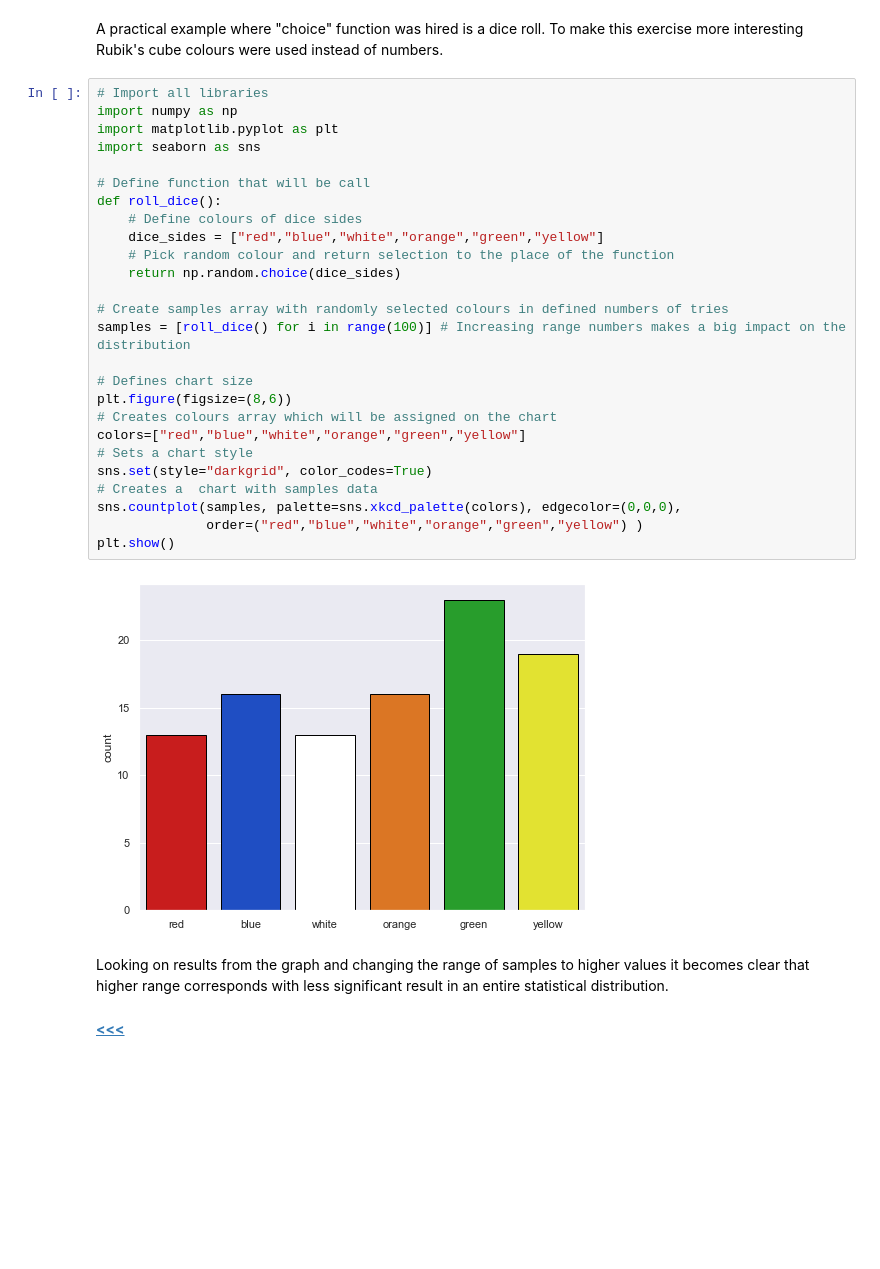
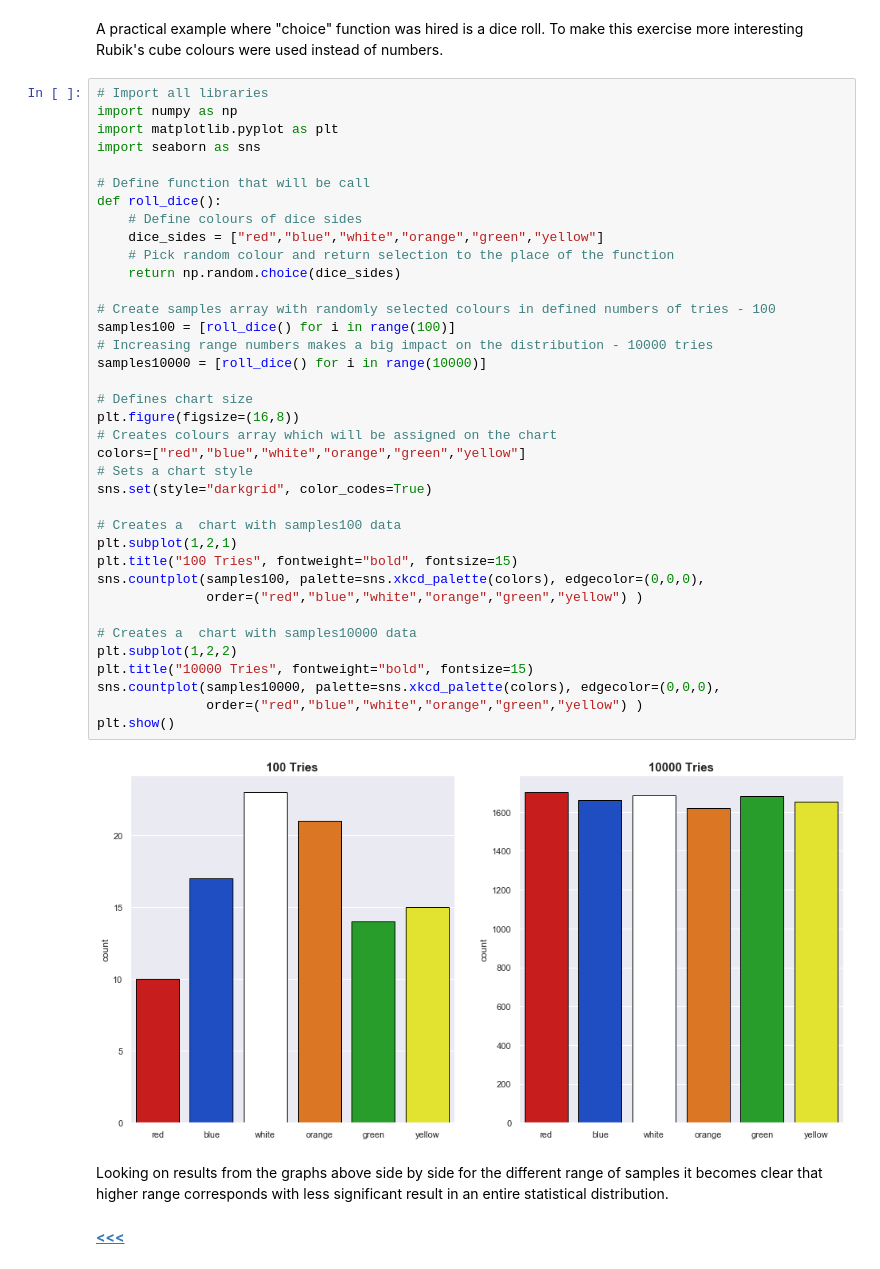
Before and after one commit to G00376332/52465_Assignment, a Jupyter notebook: Numpy_Assignment.ipynb, the cells around one changed output. Drawn from its saved outputs; the diff is of its cells as text; blank space fills up the shorter version.

Commit message:
Update charts in choice function

```diff
--- a/Numpy_Assignment.ipynb
+++ b/Numpy_Assignment.ipynb
@@ -96,33 +96,44 @@ A practical example where "choice" function was hired is a dice roll. To make th
 # %%
 # Import all libraries
 import numpy as np
 import matplotlib.pyplot as plt
 import seaborn as sns
 
 # Define function that will be call
 def roll_dice():
     # Define colours of dice sides
     dice_sides = ["red","blue","white","orange","green","yellow"]
     # Pick random colour and return selection to the place of the function
     return np.random.choice(dice_sides)
 
-# Create samples array with randomly selected colours in defined numbers of tries
-samples = [roll_dice() for i in range(100)] # Increasing range numbers makes a big impact on the distribution
+# Create samples array with randomly selected colours in defined numbers of tries - 100
+samples100 = [roll_dice() for i in range(100)]
+# Increasing range numbers makes a big impact on the distribution - 10000 tries
+samples10000 = [roll_dice() for i in range(10000)]
 
 # Defines chart size
-plt.figure(figsize=(8,6))
+plt.figure(figsize=(16,8))
 # Creates colours array which will be assigned on the chart
 colors=["red","blue","white","orange","green","yellow"]
 # Sets a chart style
 sns.set(style="darkgrid", color_codes=True)
-# Creates a  chart with samples data
-sns.countplot(samples, palette=sns.xkcd_palette(colors), edgecolor=(0,0,0),
+
+# Creates a  chart with samples100 data
+plt.subplot(1,2,1)
+plt.title("100 Tries", fontweight="bold", fontsize=15)
+sns.countplot(samples100, palette=sns.xkcd_palette(colors), edgecolor=(0,0,0),
+              order=("red","blue","white","orange","green","yellow") )
+
+# Creates a  chart with samples10000 data
+plt.subplot(1,2,2)
+plt.title("10000 Tries", fontweight="bold", fontsize=15)
+sns.countplot(samples10000, palette=sns.xkcd_palette(colors), edgecolor=(0,0,0),
               order=("red","blue","white","orange","green","yellow") )
 plt.show()
 # %% [output]
-[figure, old version]
+[figure, new version]
 # %% [markdown]
-Looking on results from the graph and changing the range of samples to higher values it becomes clear that higher range corresponds with less significant result in an entire statistical distribution.
+Looking on results from the graphs above side by side for the different range of samples it becomes clear that higher range corresponds with less significant result in an entire statistical distribution.
 # %% [markdown]
  [**<<<**](#table)
 # %% [markdown]
```
Also changed, not shown: parts of 2 cells of this notebook.
